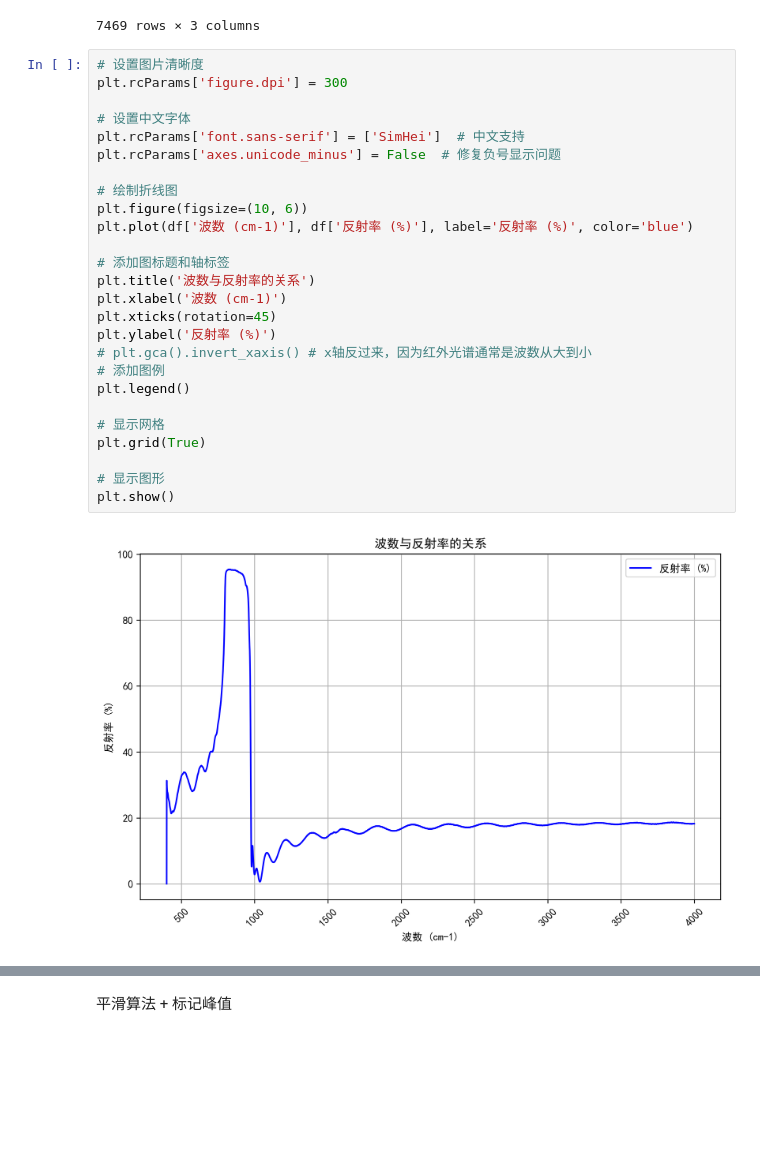
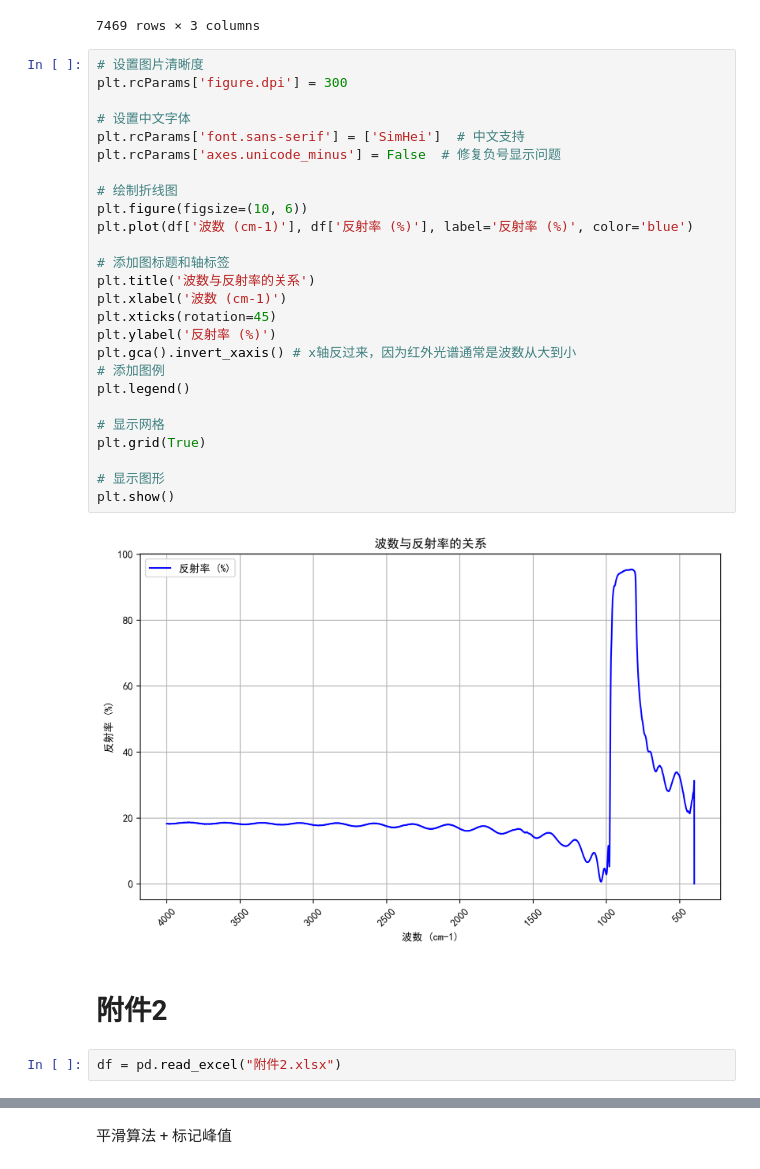
Before and after one commit to Chasen-Liao/CBC, a Jupyter notebook: Summer/国赛/fig/fig.ipynb, the cells around one changed output, grey strips where cells are left out. Saved outputs shown, nothing was run; the diff lists cells and outputs as text; blank space fills up the shorter version.

```diff
--- a/Summer/国赛/fig/fig.ipynb
+++ b/Summer/国赛/fig/fig.ipynb
@@ -22,28 +22,32 @@ df
 # %%
 # 设置图片清晰度
 plt.rcParams['figure.dpi'] = 300
 
 # 设置中文字体
 plt.rcParams['font.sans-serif'] = ['SimHei']  # 中文支持
 plt.rcParams['axes.unicode_minus'] = False  # 修复负号显示问题
 
 # 绘制折线图
 plt.figure(figsize=(10, 6))
 plt.plot(df['波数 (cm-1)'], df['反射率 (%)'], label='反射率 (%)', color='blue')
 
 # 添加图标题和轴标签
 plt.title('波数与反射率的关系')
 plt.xlabel('波数 (cm-1)')
 plt.xticks(rotation=45)
 plt.ylabel('反射率 (%)')
-# plt.gca().invert_xaxis() # x轴反过来，因为红外光谱通常是波数从大到小
+plt.gca().invert_xaxis() # x轴反过来，因为红外光谱通常是波数从大到小
 # 添加图例
 plt.legend()
 
 # 显示网格
 plt.grid(True)
 
 # 显示图形
 plt.show()
 # %% [output]
-[figure, old version]
+[figure, new version]
+# %% [markdown]
+# 附件2
+# %%
+df = pd.read_excel("附件2.xlsx")
```
Also changed, not shown: parts of 3 cells of this notebook, 17 other files.
